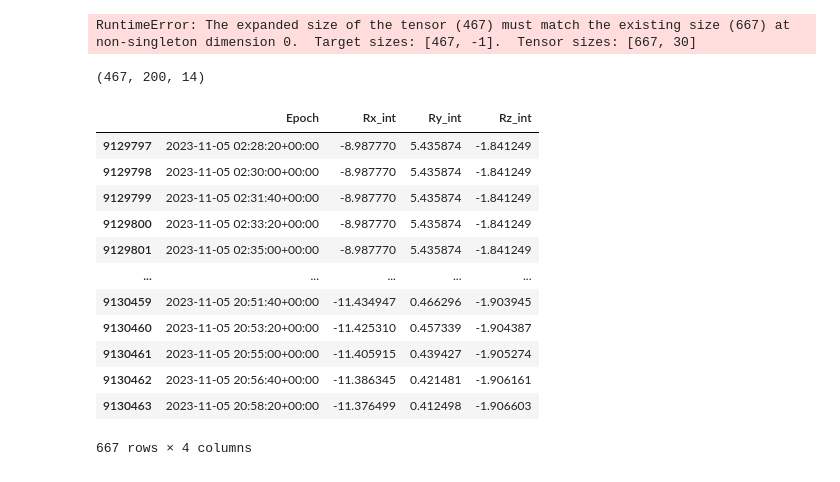
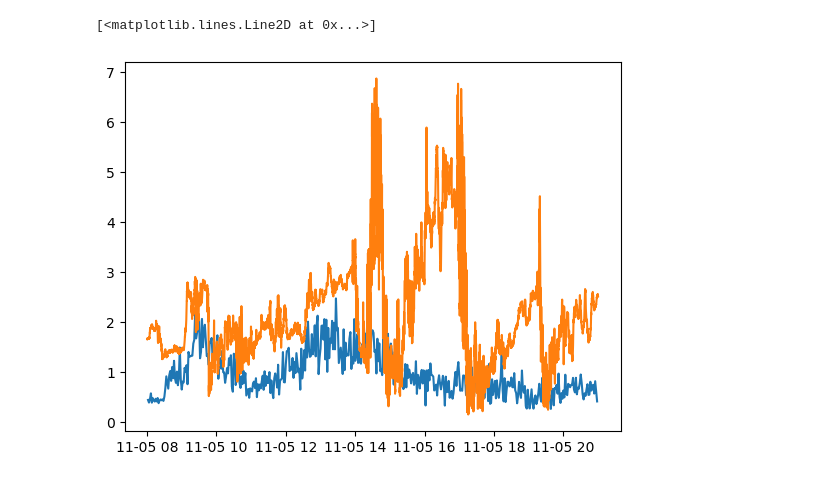
Before and after one commit to connor-obrien888/prime, a Jupyter notebook: prime_lib/notebooks/plasmasheet.ipynb, the cells around one changed output. Saved outputs shown, nothing was run; the diff lists cells and outputs as text; code cells hidden in the pictures.

```diff
--- a/prime_lib/notebooks/plasmasheet.ipynb
+++ b/prime_lib/notebooks/plasmasheet.ipynb
@@ -43,8 +43,9 @@ datamodule = SWDataModule(
     datastore = cfg.data.datastore,
     in_key = cfg.data.in_key,
     tar_key = cfg.data.tar_key,
+    scaler_type = cfg.data.scaler_type,
 )
 
 model = SWRegressor.load_from_checkpoint(
-    "/glade/u/home/cobrien/data/prime/tensorboard_logs/pstesting/version_11/checkpoints/epoch=99-step=3600.ckpt"
+    "/glade/u/home/cobrien/data/prime/tensorboard_logs/pstesting/version_21/checkpoints/epoch=299-step=10800.ckpt"
 )
@@ -70,39 +59,23 @@ positions['Rz_int'] = np.interp(positions['Epoch'], themis_data['datetime'], the
+# %%
+# Make the position inputs and cut the input wind data to just the interval covered by the themis data
+wind_data = wind_data.loc[
+    (wind_data['Epoch'] <= themis_data['datetime'].max())&
+    (wind_data['Epoch'] >= themis_data['datetime'].min() - pd.Timedelta(seconds = (model.stride + model.window) * 100)),
+    :
+]
+positions = pd.DataFrame(wind_data['Epoch'], columns = ['Epoch'])
+positions['Rx_int'] = -20 # np.interp(positions['Epoch'], themis_data['datetime'], themis_data['X_GSM'])
+positions['Ry_int'] = 0 # np.interp(positions['Epoch'], themis_data['datetime'], themis_data['Y_GSM'])
+positions['Rz_int'] = 0 # np.interp(positions['Epoch'], themis_data['datetime'], themis_data['Z_GSM'])
 # %%
-model.predict(wind_data, positions)
+# model.in_norm = datamodule.input_normalizations
+# model.pos_norm = datamodule.position_normalizations
+prime_data = model.predict(wind_data, positions)
-# %% [output]
-RuntimeError: The expanded size of the tensor (467) must match the existing size (667) at non-singleton dimension 0.  Target sizes: [467, -1].  Tensor sizes: [667, 30]
 # %%
-in_scaled = wind_data.loc[:, model.in_norm.keys()].copy() # Get just the keys used for prediction
-for feature in model.in_norm.keys(): # Scale each input feature DOWN
-    in_scaled[feature] = (in_scaled[feature] - model.in_norm[feature][0])/model.in_norm[feature][1]
+import matplotlib.pyplot as plt
 
-# Turn in_scaled into a numpy array of the correct shape
-in_arr = np.zeros((len(positions) - model.window, model.window, len(model.in_norm.keys())))
-for i, idx in enumerate(in_scaled.index):
-    if i < model.window:
-        continue
-    in_arr[i - model.window, :, :] = in_scaled.loc[(idx - model.window - model.stride):(idx - model.stride - 1), :]
-
-pos_scaled = position.iloc[model.window:].loc[:, model.pos_norm.keys()].copy() # Get just the position elements
-for feature in model.pos_norm.keys(): # Scale each position DOWN
-    pos_scaled[feature] = (pos_scaled[feature] - model.pos_norm[feature][0])/model.pos_norm[feature][1]
+plt.plot(prime_data['Epoch'], prime_data['N'])
+plt.plot(themis_data['datetime'], themis_data['density'])
+# %% [output]
+[<matplotlib.lines.Line2D at 0x...>]
+[figure, added]
-# %%
-in_arr.shape
-# %% [output]
-(467, 200, 14)
-# %%
-positions
-# %% [output]
-|  | Epoch | Rx_int | Ry_int | Rz_int |
-| 9129797 | 2023-11-05 02:28:20+00:00 | -8.987770 | 5.435874 | -1.841249 |
-| 9129798 | 2023-11-05 02:30:00+00:00 | -8.987770 | 5.435874 | -1.841249 |
-| 9129799 | 2023-11-05 02:31:40+00:00 | -8.987770 | 5.435874 | -1.841249 |
-| 9129800 | 2023-11-05 02:33:20+00:00 | -8.987770 | 5.435874 | -1.841249 |
-| 9129801 | 2023-11-05 02:35:00+00:00 | -8.987770 | 5.435874 | -1.841249 |
-| ... | ... | ... | ... | ... |
-| 9130459 | 2023-11-05 20:51:40+00:00 | -11.434947 | 0.466296 | -1.903945 |
-| 9130460 | 2023-11-05 20:53:20+00:00 | -11.425310 | 0.457339 | -1.904387 |
-| 9130461 | 2023-11-05 20:55:00+00:00 | -11.405915 | 0.439427 | -1.905274 |
-| 9130462 | 2023-11-05 20:56:40+00:00 | -11.386345 | 0.421481 | -1.906161 |
-| 9130463 | 2023-11-05 20:58:20+00:00 | -11.376499 | 0.412498 | -1.906603 |
-667 rows × 4 columns
```
Also changed, not shown: parts of 9 cells of this notebook, 5 other files.
